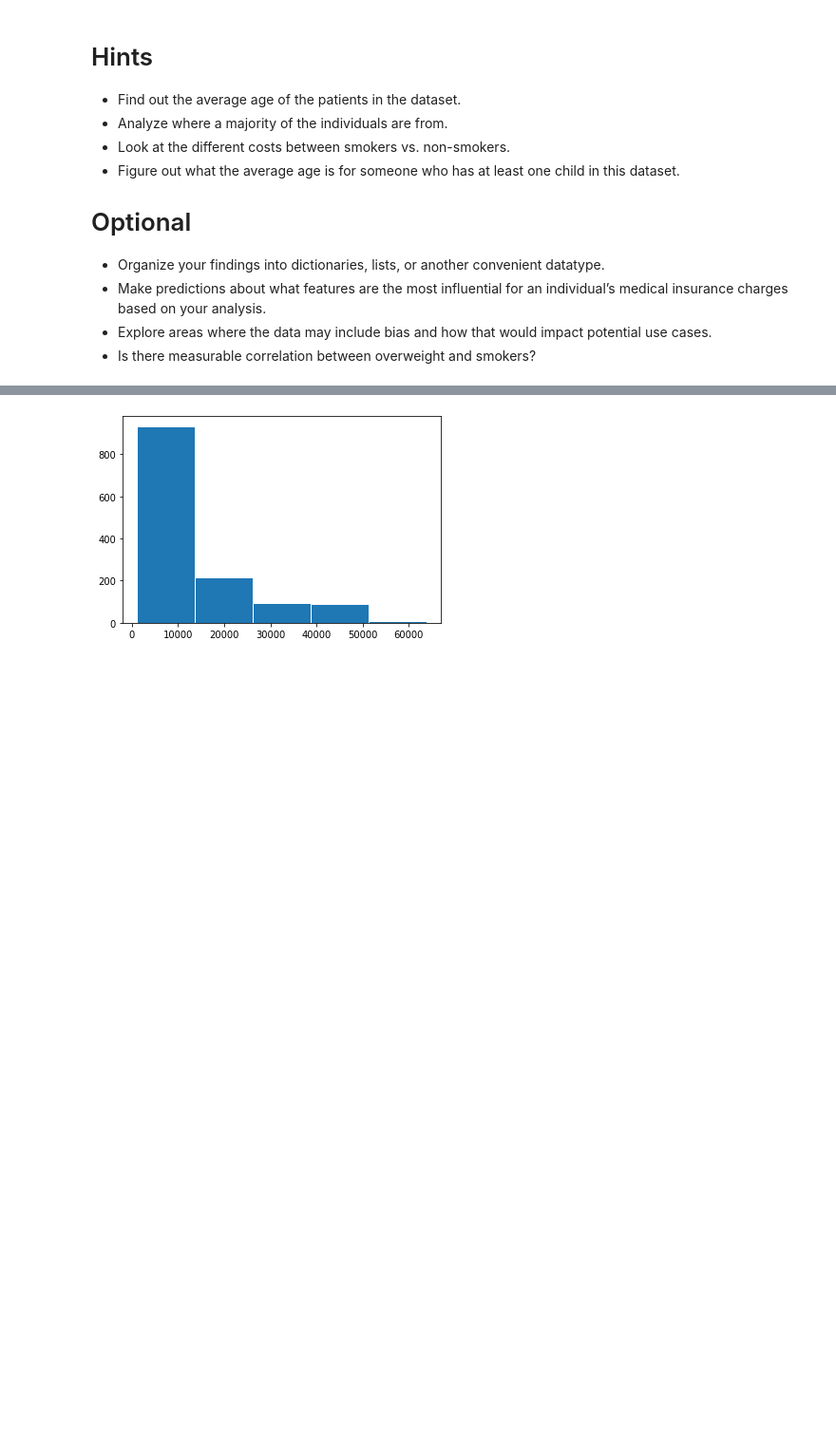
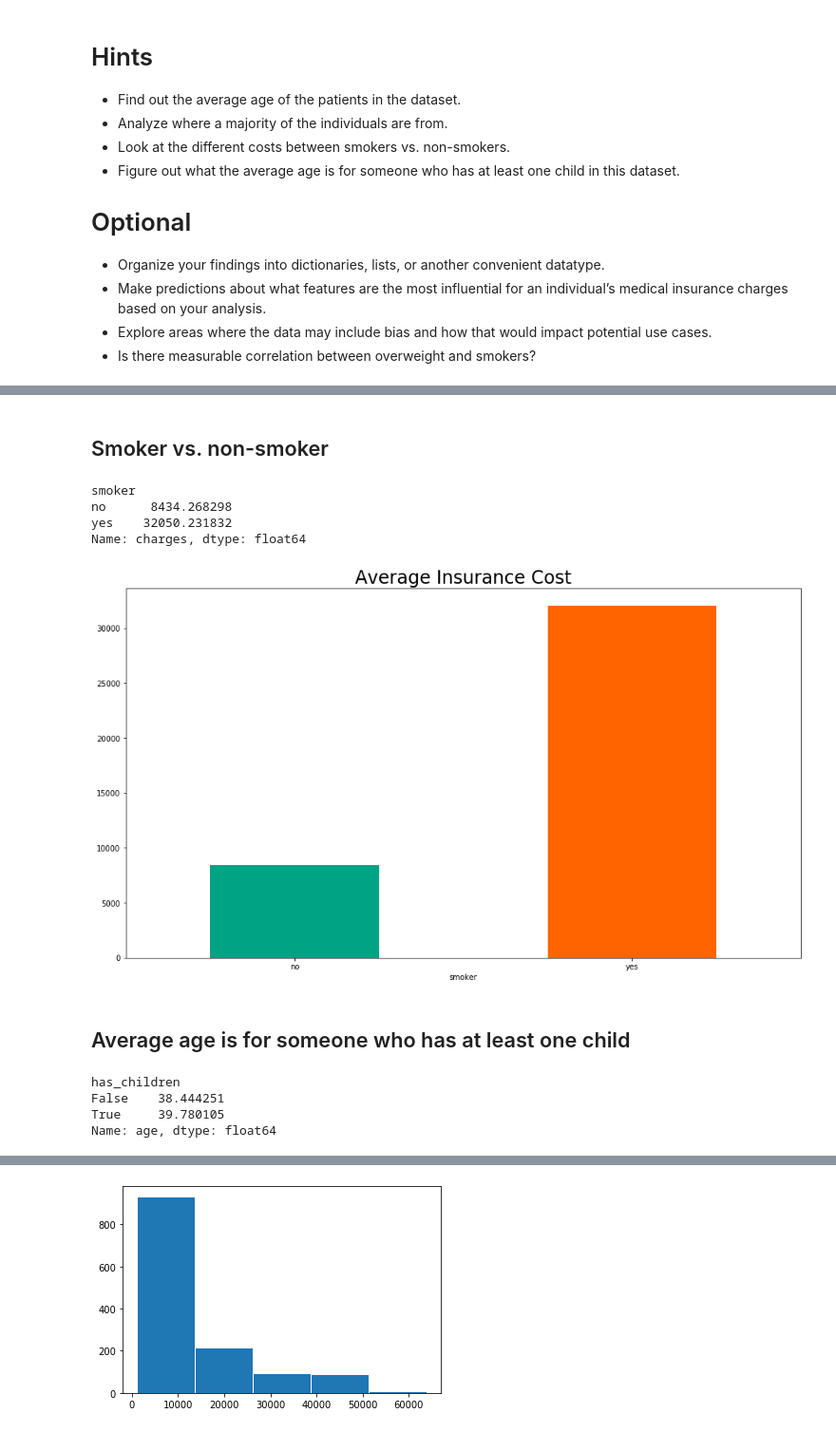
Before and after one commit to Klaynie/Medical_Insurance_Project, a Jupyter notebook: us-medical-insurance-costs.ipynb, the cells around one changed output, grey strips where cells are left out. Shown at 95% size. Cells and saved outputs as stored; diff of their text form; code cells hidden in the pictures; blank space fills up the shorter version.

```diff
--- a/us-medical-insurance-costs.ipynb
+++ b/us-medical-insurance-costs.ipynb
@@ -70,0 +89,29 @@ df.describe()
+# %% [markdown]
+## Smoker vs. non-smoker
+# %%
+smoker_vs_non_smoker = df.groupby(['smoker']).charges.mean()
+smoker_vs_non_smoker
+# %% [output]
+smoker
+no      8434.268298
+yes    32050.231832
+Name: charges, dtype: float64
+# %%
+fig = smoker_vs_non_smoker.plot(kind='bar', figsize=(16, 9), color=['#00A383', '#FF6400'])
+plt.title('Average Insurance Cost', size=24)
+plt.xticks(rotation=0)
+plt.show()
+# %% [output]
+[figure, added]
+# %% [markdown]
+## Average age is for someone who has at least one child
+# %%
+df['has_children'] = df.apply(lambda row: row['children'] != 0, axis=1)
+
+average_age_for_parents = df.groupby(['has_children']).age.mean()
+average_age_for_parents
+# %% [output]
+has_children
+False    38.444251
+True     39.780105
+Name: age, dtype: float64
```
Also changed, not shown: parts of 11 cells of this notebook.
